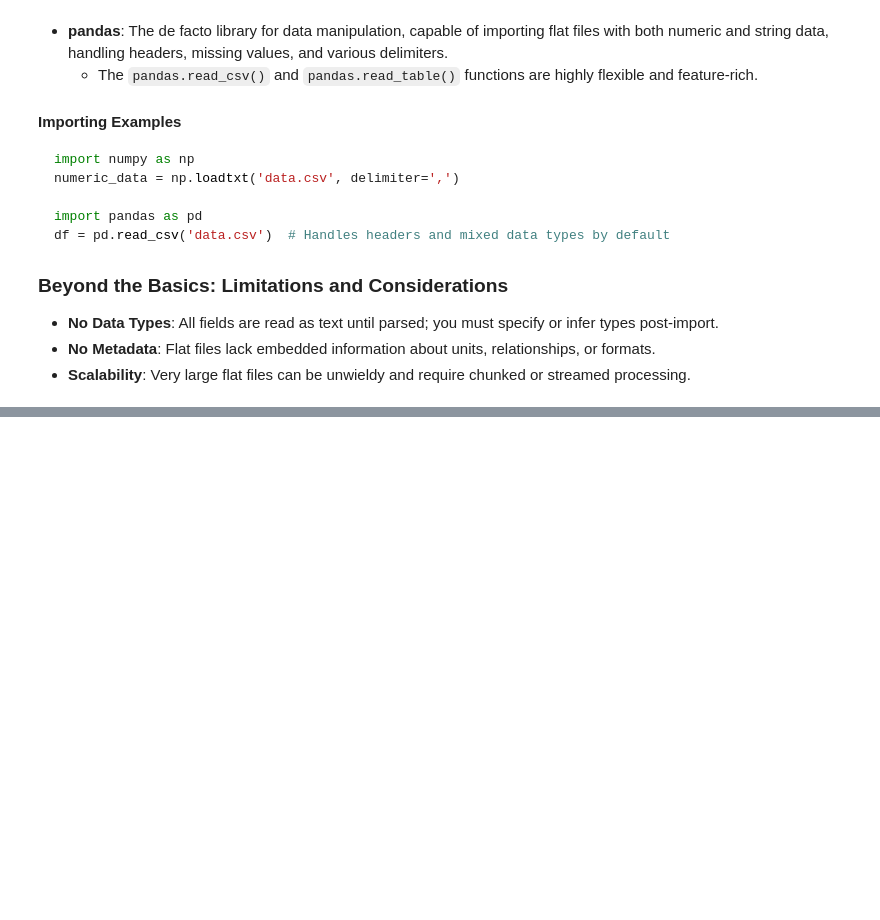
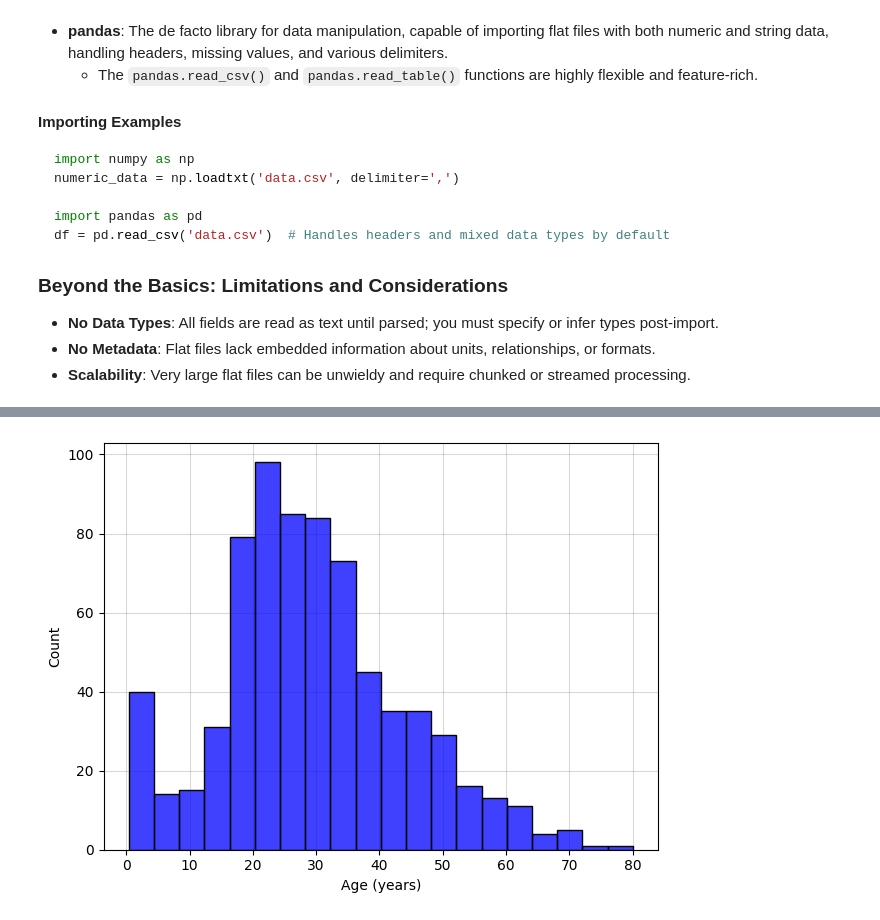
Before and after one commit to jhlopesalves/data-science-notebooks, a Jupyter notebook: Python/python_fundamentals/importing_data/importing_data.ipynb, the cells around one changed output, grey strips where cells are left out. Cells and saved outputs as stored; diff of their text form; code cells hidden in the pictures; blank space fills up the shorter version.

```diff
--- a/Python/python_fundamentals/importing_data/importing_data.ipynb
+++ b/Python/python_fundamentals/importing_data/importing_data.ipynb
@@ -210,0 +401,4 @@ df = pd.read_csv('data.csv')  # Handles headers and mixed data types by default
+# %%
+# Polars does not offer an equivalent to comment="#"
+titanic_corrupt_pl = pl.read_csv("data/titanic_corrupt.txt", separator="\t", null_values=["Nothing"])
+titanic_corrupt_pl.head()
@@ -210,0 +414,16 @@ df = pd.read_csv('data.csv')  # Handles headers and mixed data types by default
+# %%
+# Plot 'Age' variable in a histogram
+fig, ax = plt.subplots()
+
+# Create the histogram first
+sns.histplot(data=titanic_corrupt_pl, x="Age", legend=False, color="blue", ax=ax)
+
+ax.set_axisbelow(True)
+ax.grid(True, alpha=0.3, color="gray")
+
+ax.set(xlabel="Age (years)", ylabel="Count")
+
+plt.tight_layout()
+plt.show()
+# %% [output]
+[figure, added]
```
Also changed, not shown: parts of 80 cells of this notebook, 11 other files.
